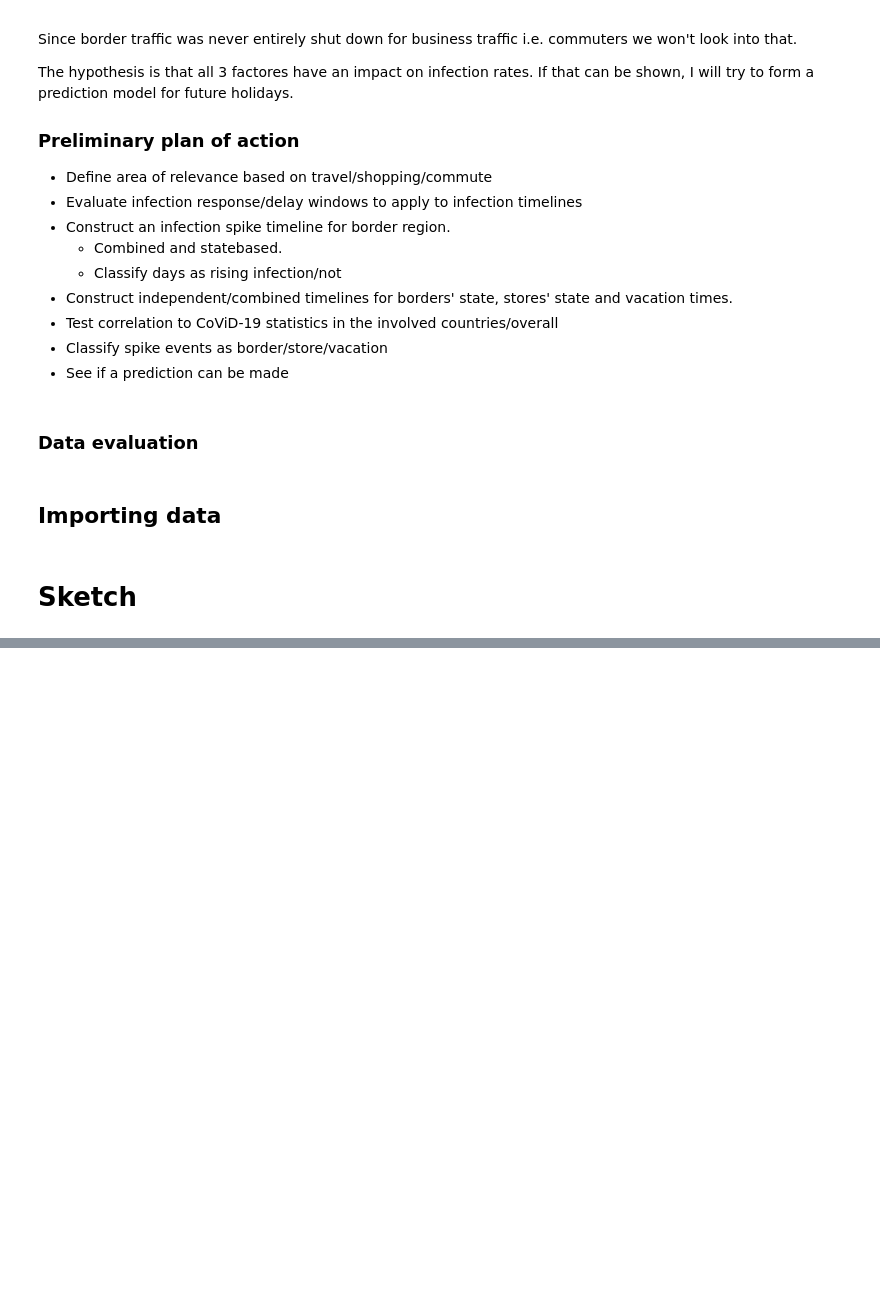
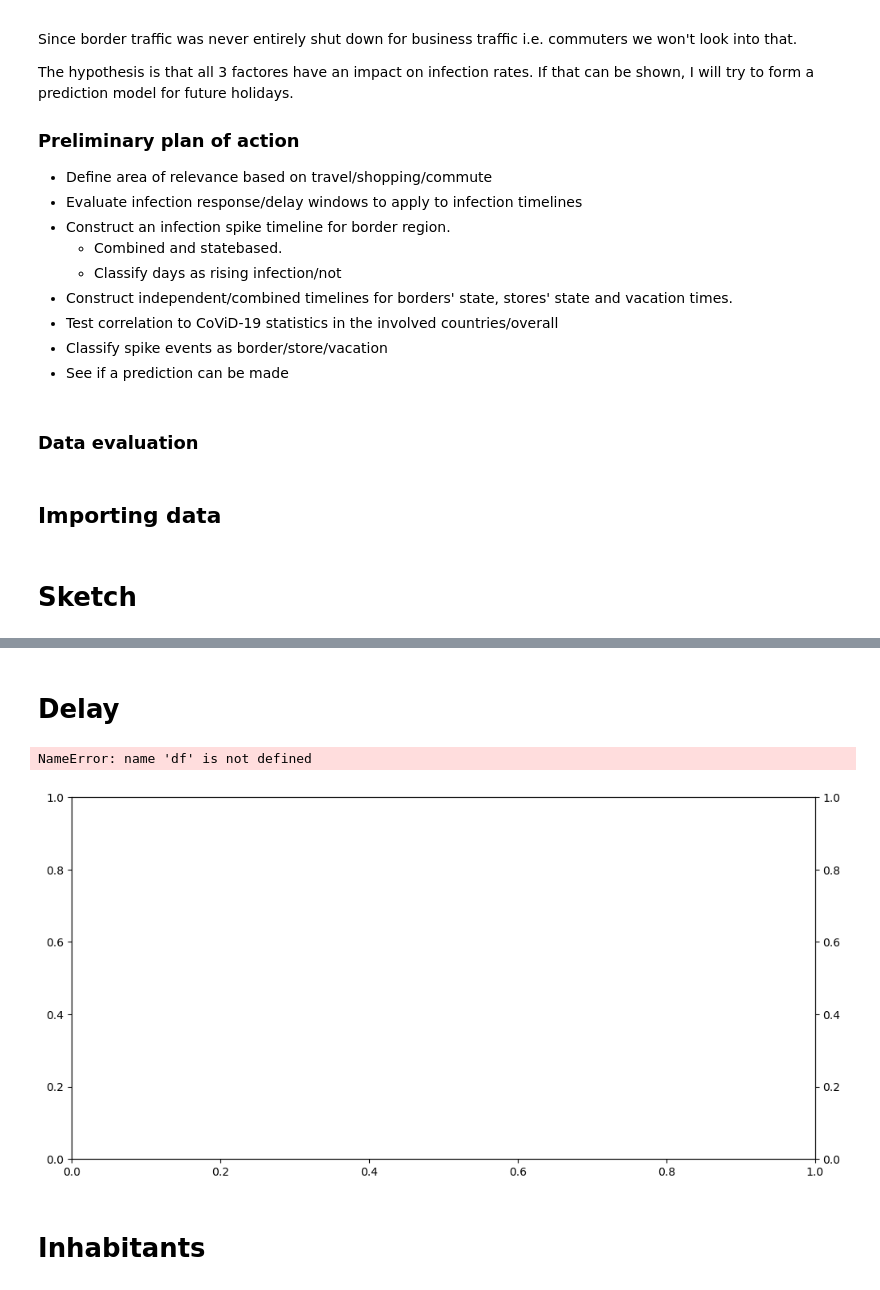
Before and after one commit to GruenerT/DS2_EMR_CoViD_eval, a Jupyter notebook: Seminar_CoViD_tristate_comparison.ipynb, the cells around one changed output, grey strips where cells are left out. Cells and saved outputs as stored; diff of their text form; code cells hidden in the pictures; blank space fills up the shorter version.

```diff
--- a/Seminar_CoViD_tristate_comparison.ipynb
+++ b/Seminar_CoViD_tristate_comparison.ipynb
@@ -63,0 +69,47 @@ plt.show()
+# %% [markdown]
+# Delay
+# %%
+def cutToTimeframe(df, start='2020-06-15', end='2020-09-01'):
+    df_c = df.copy()
+    df_c = df_c.loc[df_c['Date'] >= start]
+    df_c = df_c.loc[df_c['Date'] <= end]
+    return df_c
+
+delay_emr_df = cutToTimeframe(emr_df)
+delay_de_ref_df = cutToTimeframe(de_ref_df)
+
+fig, ax1 = plt.subplots()
+ax2 = ax1.twinx()
+
+x = delay_emr_df.loc[delay_emr_df['Province_Id']== 30, 'XDate']
+y = delay_emr_df.loc[delay_emr_df['Province_Id']== 30, 'N_Day_Rate_Change_Sliding_Window']
+ax1.set_xlabel( util.timeframe_start + " - " + util.timeframe_end ,fontdict=util.font)
+ax1.set_ylabel( str(util.incident_window_size)+"-day infection rate change (sliding window)" ,fontdict=util.font)
+ax1.plot(x,y, label = util.class_labels[provinceId], color = util.class_colors[provinceId])
+
+ax1.axvspan('2020-06-27', dt.strptime('2020-08-11',"%Y-%m-%d"), facecolor='grey',alpha=0.5, hatch='//', label='German school vacation')
+
+delay_factor = cutToTimeframe(de_ref_df)
+delay_factor['Day_Off'] = ( delay_factor['Holiday'] + delay_factor['Vacation'] ) > 0
+delay_factor['Factor'] = delay_factor['Day_Off'].rolling(14).apply(lambda x : np.sum(x), raw=True)
+delay_factor.loc[delay_factor['Date'] =='2020-06-27', 'Factor'] = 1
+
+for i in range(13):
+    d = dt.strptime('2020-07-17',"%Y-%m-%d")+timedelta(days = i)
+    delay_factor.loc[delay_factor['XDate'] == d.date(), 'Factor'] = 13-i
+delay_factor = delay_factor[delay_factor.Factor > 0]
+
+
+x = delay_factor['XDate']
+y = delay_factor['Factor']
+ax2.plot(x,y, label="Vacation weight factor")
+# add delay block
+# plt.axvspan(dt.strptime('2020-06-27',"%Y-%m-%d")+timedelta(days = 5), dt.strptime('2020-08-11',"%Y-%m-%d")+timedelta(days = 10), alpha=0.5, facecolor='grey', hatch='\\', ymax=0.8, label='Relevance span')
+
+plt.legend()
+plt.show()
+# %% [output]
+NameError: name 'df' is not defined
+[figure, added]
+# %% [markdown]
+# Inhabitants
```
Also changed, not shown: parts of 5 cells of this notebook, 7 other files.
